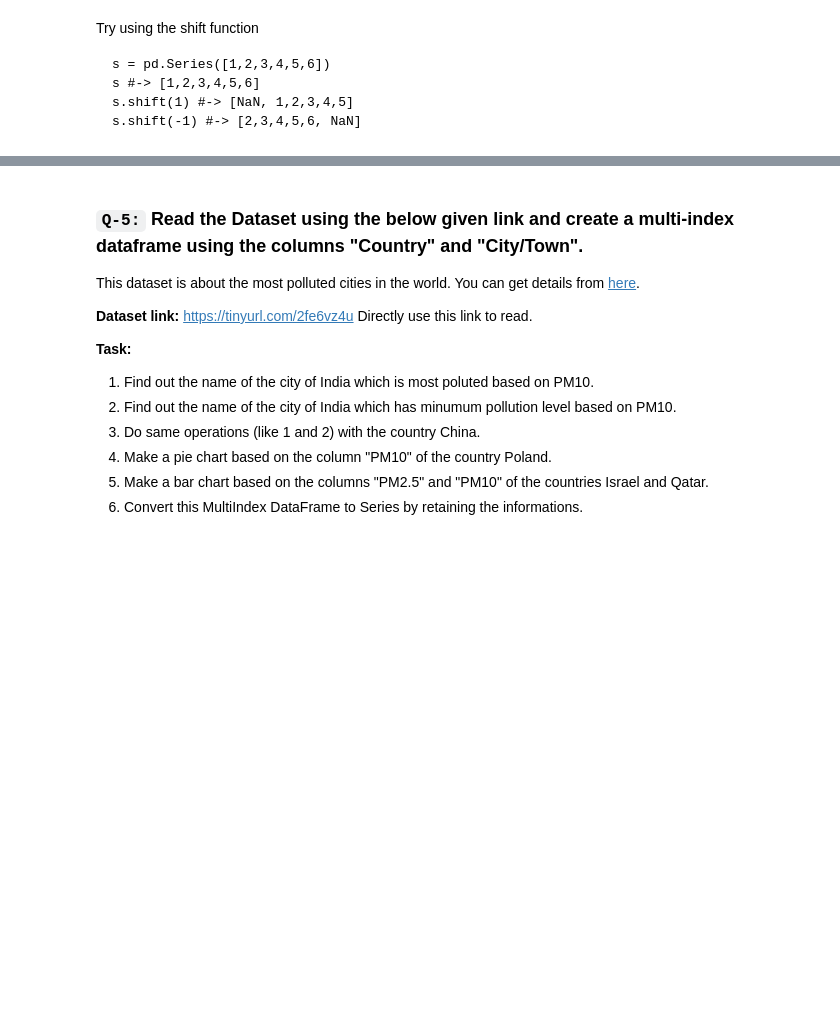
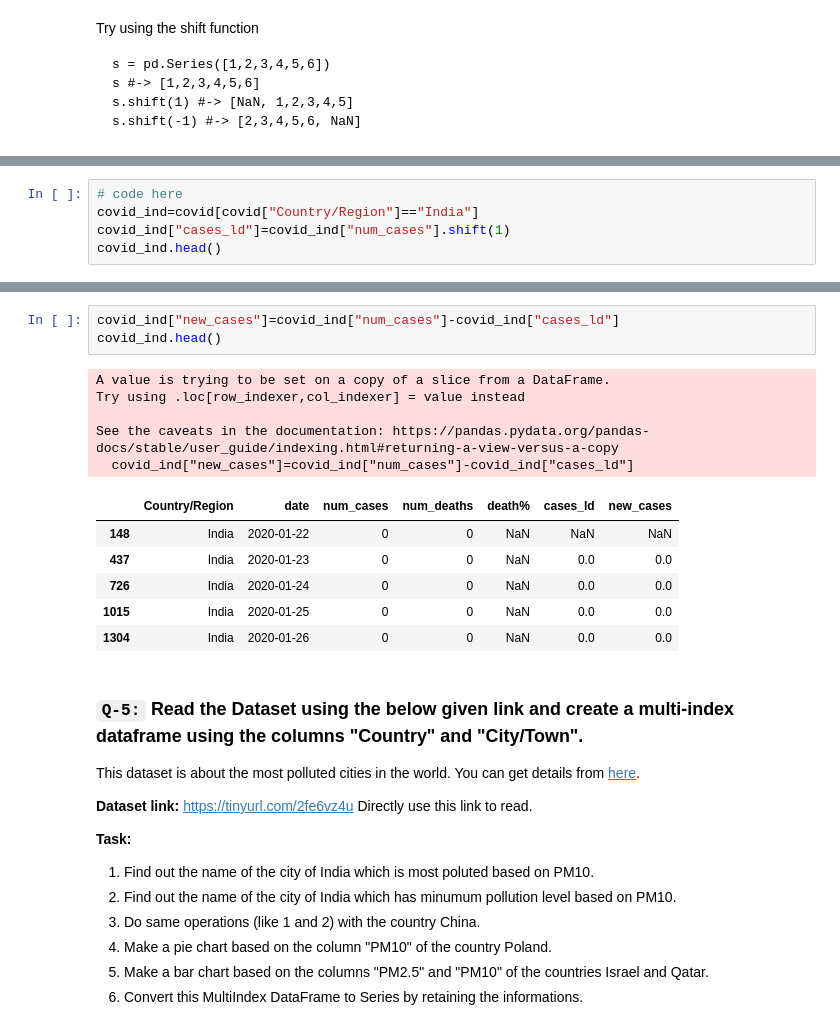
Before and after one commit to singhbhaskar360/Python_ML, a Jupyter notebook: Multi_Index_DF_task_21.ipynb, the cells around one changed output, grey strips where cells are left out. Drawn from its saved outputs; the diff is of its cells as text; blank space fills up the shorter version.

```diff
--- a/Multi_Index_DF_task_21.ipynb
+++ b/Multi_Index_DF_task_21.ipynb
@@ -180,0 +164,5 @@ s.shift(-1) #-> [2,3,4,5,6, NaN]
+# %%
+# code here
+covid_ind=covid[covid["Country/Region"]=="India"]
+covid_ind["cases_ld"]=covid_ind["num_cases"].shift(1)
+covid_ind.head()
@@ -181,3 +181,18 @@ s.shift(-1) #-> [2,3,4,5,6, NaN]
+# %%
+covid_ind["new_cases"]=covid_ind["num_cases"]-covid_ind["cases_ld"]
+covid_ind.head()
+# %% [output]
+A value is trying to be set on a copy of a slice from a DataFrame.
+Try using .loc[row_indexer,col_indexer] = value instead
+
+See the caveats in the documentation: https://pandas.pydata.org/pandas-docs/stable/user_guide/indexing.html#returning-a-view-versus-a-copy
+  covid_ind["new_cases"]=covid_ind["num_cases"]-covid_ind["cases_ld"]
+|  | Country/Region | date | num_cases | num_deaths | death% | cases_ld | new_cases |
+| 148 | India | 2020-01-22 | 0 | 0 | NaN | NaN | NaN |
+| 437 | India | 2020-01-23 | 0 | 0 | NaN | 0.0 | 0.0 |
+| 726 | India | 2020-01-24 | 0 | 0 | NaN | 0.0 | 0.0 |
+| 1015 | India | 2020-01-25 | 0 | 0 | NaN | 0.0 | 0.0 |
+| 1304 | India | 2020-01-26 | 0 | 0 | NaN | 0.0 | 0.0 |
 # %% [markdown]
 ### `Q-5:` Read the Dataset using the below given link and create a multi-index dataframe using the columns "Country" and "City/Town".
 
```
Also changed, not shown: parts of 3 cells of this notebook.
